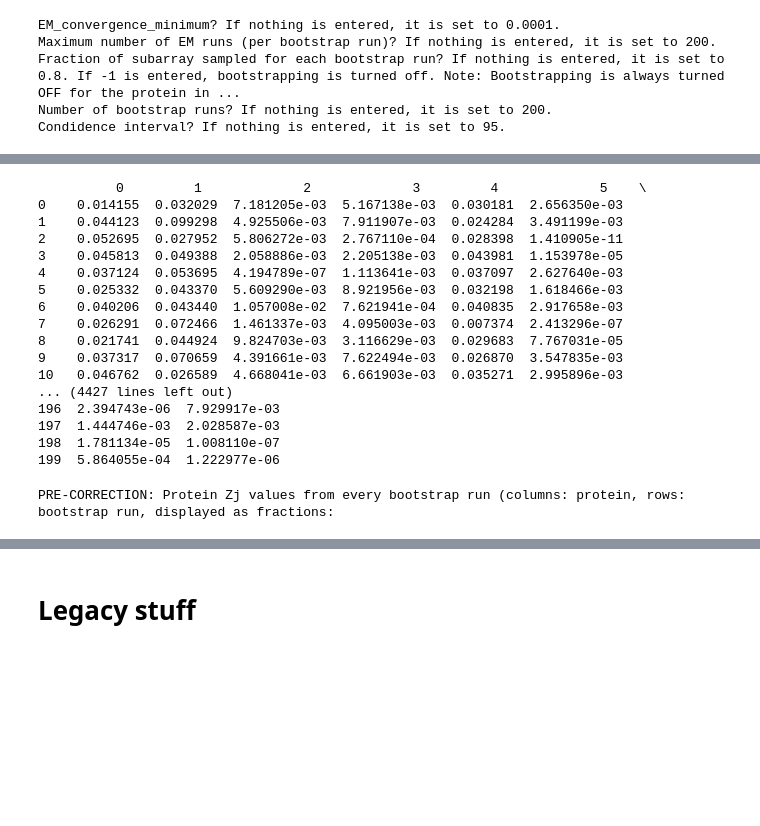
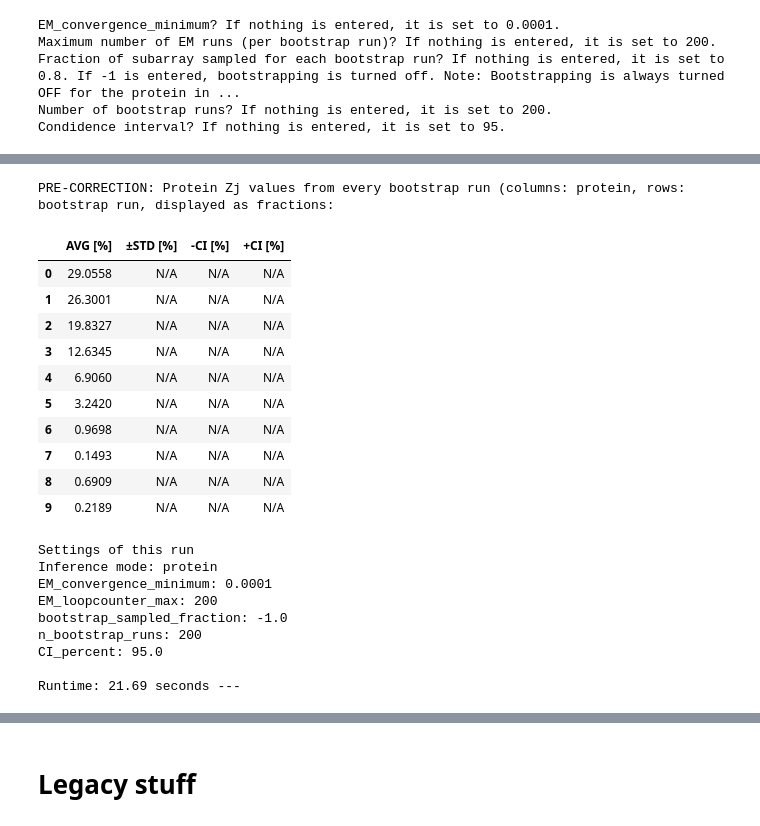
Before and after one commit to SophiaBailingZhou/pept-prot-infer, a Jupyter notebook: pept-prot-infer.ipynb, the cells around one changed output, grey strips where cells are left out. Drawn from its saved outputs; the diff is of its cells as text; code cells hidden in the pictures; blank space fills up the shorter version.

```diff
--- a/pept-prot-infer.ipynb
+++ b/pept-prot-infer.ipynb
@@ -238,7 +238,7 @@ def bootstrap_EM_analytics_AVG():
 
     if bootstrap_sampled_fraction == -1:
         p_zj_bootstrap_results_fraction_avg = np.copy(p_zj_bootstrap_results_fraction,order='K')
-    else:
+    elif bootstrap_sampled_fraction != -1:
         p_zj_bootstrap_results_fraction_avg = np.sum(p_zj_bootstrap_results_fraction, axis = 0)/p_zj_bootstrap_results_fraction.shape[0]
 # %%
 def bootstrap_EM_analytics_CI():
@@ -259,33 +263,2 @@ def bootstrap_EM_analytics_CI():
 # %% [markdown]
 ## output
-# %%
-def output():
-    global p_zj_bootstrap_results_fraction_avg
-    bootstrap_EM_analytics_AVG()
-    bootstrap_CI_minmax = bootstrap_EM_analytics_CI()
-
-    ### STDs (alternative to CI)
-    p_zj_bootstrap_results__fraction_std = np.std(p_zj_bootstrap_results_fraction, axis = 0)
-
-    if inference_mode == "protein":
-        p_zj_bootstrap_results_fraction_avg = p_zj_bootstrap_results_fraction_avg/dyeseq_in_prot_match_count / np.sum(p_zj_bootstrap_results_fraction_avg/dyeseq_in_prot_match_count)
-
-    # Combines AVG zj values (from all bootstrap runs), the STD, and the two bounds for the user-chosen confidence interval in one
-    if bootstrap_sampled_fraction == -1: #ie if no bootstrapping. Fills -CI and +CI columns with "N/A" values
-        p_zj_avg_plus_CI = np.stack((p_zj_bootstrap_results_fraction_avg*100, np.full((len(p_zj_bootstrap_results_fraction_avg)), fill_value="N/A", dtype=None), np.full((len(p_zj_bootstrap_results_fraction_avg)), fill_value="N/A", dtype=None), np.full((len(p_zj_bootstrap_results_fraction_avg)), fill_value="N/A", dtype=None)), axis=1)
-        display(pd.DataFrame(p_zj_avg_plus_CI, columns = ["AVG [%]", "±STD [%]", "-CI [%]", "+CI [%]"]).astype({"AVG [%]":float}).round(4))
-    else:
-        p_zj_avg_plus_CI = np.stack((p_zj_bootstrap_results_fraction_avg, p_zj_bootstrap_results__fraction_std, bootstrap_CI_minmax[0], bootstrap_CI_minmax[1]), axis = 1)
-        display(pd.DataFrame(p_zj_avg_plus_CI, columns = ["AVG [%]", "±STD [%]", "-CI [%]", "+CI [%]"]).round(4)*100)
-
-    ### print user-settings
-    print('\033[1m' + 'Settings of this run' + '\033[0m')
-    print("Inference mode:", inference_mode)
-    print("EM_convergence_minimum:", EM_convergence_minimum)
-    print("EM_loopcounter_max:", EM_loopcounter_max)
-    print("bootstrap_sampled_fraction:", bootstrap_sampled_fraction)
-    print("n_bootstrap_runs:", n_bootstrap_runs)
-    print("CI_percent:", CI_percent, "\n")
-
-    ### print other
-    print("Runtime: %s seconds ---" % round((time.time() - start_time),2)) #run time
@@ -379,29 +347,30 @@ Runtime: 17.27 seconds ---
 # %%
 inference_mode = "protein"
 
 dyeseq_in_prot_match_count = np.genfromtxt("../110 data set/dyeseq_in_prot_match_count.csv", delimiter=',') # To calculate this the target proteome needs to be virtually digested and labelled (i.e. turned into dye sequences). Next, the reads' dye sequences are matched against this, and the number of matches per protein is counted. I did not write any code to solve this particular problem, but it seems like it should be fairly easy
 p_xi_given_zj = np.genfromtxt("../110 data set/p_xi_given_zj prot_infer input.csv", delimiter=',') # The likelihood for any dye seq Xi given a protein Zj is equal to the number of matches of that dye seq in a particular protein, divided by the sum of all dye seq matches of that protein. I did not write any code to solve this problem either
 
-display(pd.DataFrame(p_zj_bootstrap_results_fraction))
-
-bootstrap_EM_protein()
+bootstrap_EM()
 output()
 # %% [output]
-          0         1             2             3         4             5    \
-0    0.014155  0.032029  7.181205e-03  5.167138e-03  0.030181  2.656350e-03
-1    0.044123  0.099298  4.925506e-03  7.911907e-03  0.024284  3.491199e-03
-2    0.052695  0.027952  5.806272e-03  2.767110e-04  0.028398  1.410905e-11
-3    0.045813  0.049388  2.058886e-03  2.205138e-03  0.043981  1.153978e-05
-4    0.037124  0.053695  4.194789e-07  1.113641e-03  0.037097  2.627640e-03
-5    0.025332  0.043370  5.609290e-03  8.921956e-03  0.032198  1.618466e-03
-6    0.040206  0.043440  1.057008e-02  7.621941e-04  0.040835  2.917658e-03
-7    0.026291  0.072466  1.461337e-03  4.095003e-03  0.007374  2.413296e-07
-8    0.021741  0.044924  9.824703e-03  3.116629e-03  0.029683  7.767031e-05
-9    0.037317  0.070659  4.391661e-03  7.622494e-03  0.026870  3.547835e-03
-10   0.046762  0.026589  4.668041e-03  6.661903e-03  0.035271  2.995896e-03
-... (4427 lines left out)
-196  2.394743e-06  7.929917e-03
-197  1.444746e-03  2.028587e-03
-198  1.781134e-05  1.008110e-07
-199  5.864055e-04  1.222977e-06
+PRE-CORRECTION: Protein Zj values from every bootstrap run (columns: protein, rows: bootstrap run, displayed as fractions:
+|  | AVG [%] | ±STD [%] | -CI [%] | +CI [%] |
+| 0 | 29.0558 | N/A | N/A | N/A |
+| 1 | 26.3001 | N/A | N/A | N/A |
+| 2 | 19.8327 | N/A | N/A | N/A |
+| 3 | 12.6345 | N/A | N/A | N/A |
+| 4 | 6.9060 | N/A | N/A | N/A |
+| 5 | 3.2420 | N/A | N/A | N/A |
+| 6 | 0.9698 | N/A | N/A | N/A |
+| 7 | 0.1493 | N/A | N/A | N/A |
+| 8 | 0.6909 | N/A | N/A | N/A |
+| 9 | 0.2189 | N/A | N/A | N/A |
-PRE-CORRECTION: Protein Zj values from every bootstrap run (columns: protein, rows: bootstrap run, displayed as fractions:
+Settings of this run
+Inference mode: protein
+EM_convergence_minimum: 0.0001
+EM_loopcounter_max: 200
+bootstrap_sampled_fraction: -1.0
+n_bootstrap_runs: 200
+CI_percent: 95.0
+
+Runtime: 21.69 seconds ---
```
Also changed, not shown: parts of 7 cells of this notebook.
